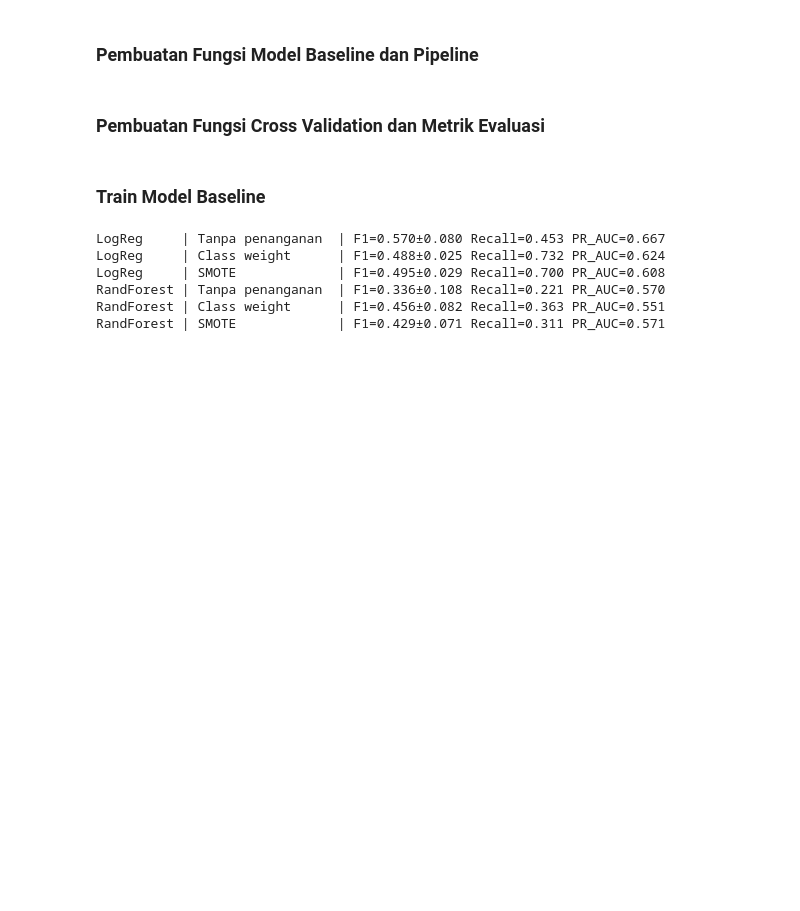
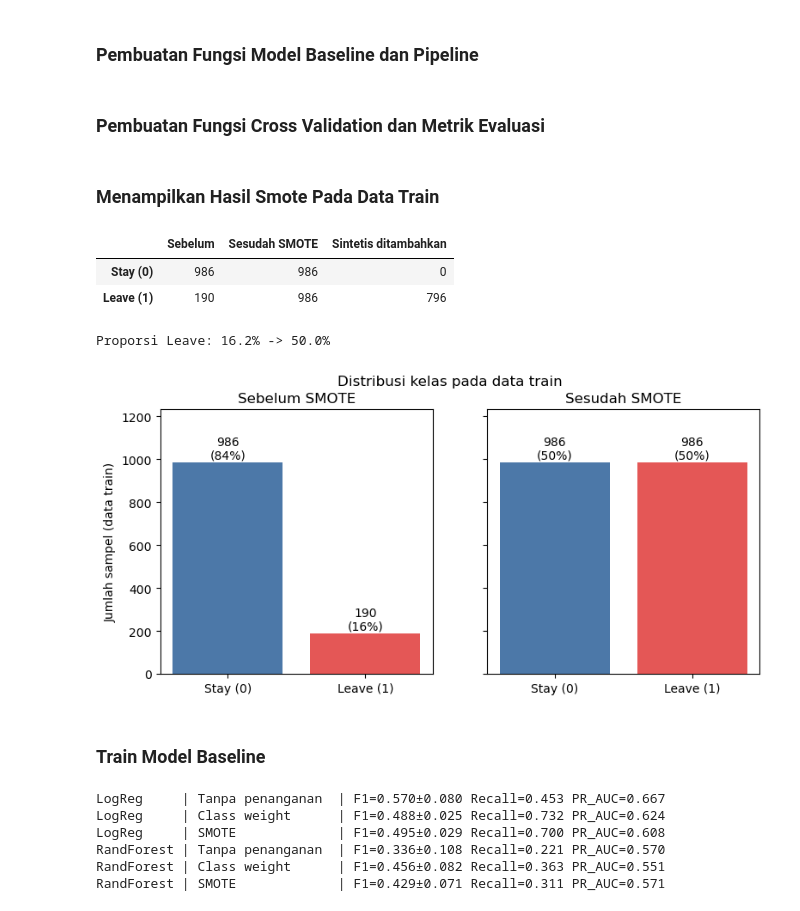
Before and after one commit to manl1/Project-ETS-Machine-Learning, a Jupyter notebook: project-ets.ipynb, the cells around one changed output. Cells and saved outputs as stored; diff of their text form; code cells hidden in the pictures; blank space fills up the shorter version.

Commit message:
penambahan distribusi kelas setelah smote

```diff
--- a/project-ets.ipynb
+++ b/project-ets.ipynb
@@ -321,6 +338,40 @@ def compute_metrics(y_true, proba, thr=0.5):
             "BalAcc":    balanced_accuracy_score(y_true, pred),
             "ROC_AUC":   roc_auc_score(y_true, proba),
             "PR_AUC":    average_precision_score(y_true, proba)}
+# %% [markdown]
+### Menampilkan Hasil Smote Pada Data Train
+# %%
+from imblearn.over_sampling import SMOTE
+
+pre = make_preprocessor()
+Xp = pre.fit_transform(X_train)                       # fit di data train saja
+Xs, ys = SMOTE(random_state=SEED).fit_resample(Xp, y_train)
+
+# Tabel ringkas
+before = y_train.value_counts().sort_index()
+after = pd.Series(ys).value_counts().sort_index()
+tbl = pd.DataFrame({"Sebelum": before, "Sesudah SMOTE": after}, index=[0, 1])
+tbl.index = ["Stay (0)", "Leave (1)"]
+tbl["Sintetis ditambahkan"] = tbl["Sesudah SMOTE"] - tbl["Sebelum"]
+display(tbl)
+print(f"Proporsi Leave: {before[1]/before.sum():.1%} -> {after[1]/after.sum():.1%}")
+
+# Grafik
+fig, axes = plt.subplots(1, 2, figsize=(9, 4), sharey=True)
+for ax, (name, c) in zip(axes, [("Sebelum SMOTE", before), ("Sesudah SMOTE", after)]):
+    ax.bar(["Stay (0)", "Leave (1)"], c.values, color=["#4C78A8", "#E45756"])
+    for i, v in enumerate(c.values):
+        ax.text(i, v + 15, f"{v}\n({v/c.sum():.0%})", ha="center")
+    ax.set_title(name); ax.set_ylim(0, after.max() * 1.25)
+axes[0].set_ylabel("Jumlah sampel (data train)")
+plt.suptitle("Distribusi kelas pada data train")
+plt.show()
+# %% [output]
+|  | Sebelum | Sesudah SMOTE | Sintetis ditambahkan |
+| Stay (0) | 986 | 986 | 0 |
+| Leave (1) | 190 | 986 | 796 |
+Proporsi Leave: 16.2% -> 50.0%
+[figure, added]
 # %% [markdown]
 ### Train Model Baseline
 # %%
```
Also changed, not shown: parts of 36 cells of this notebook.
